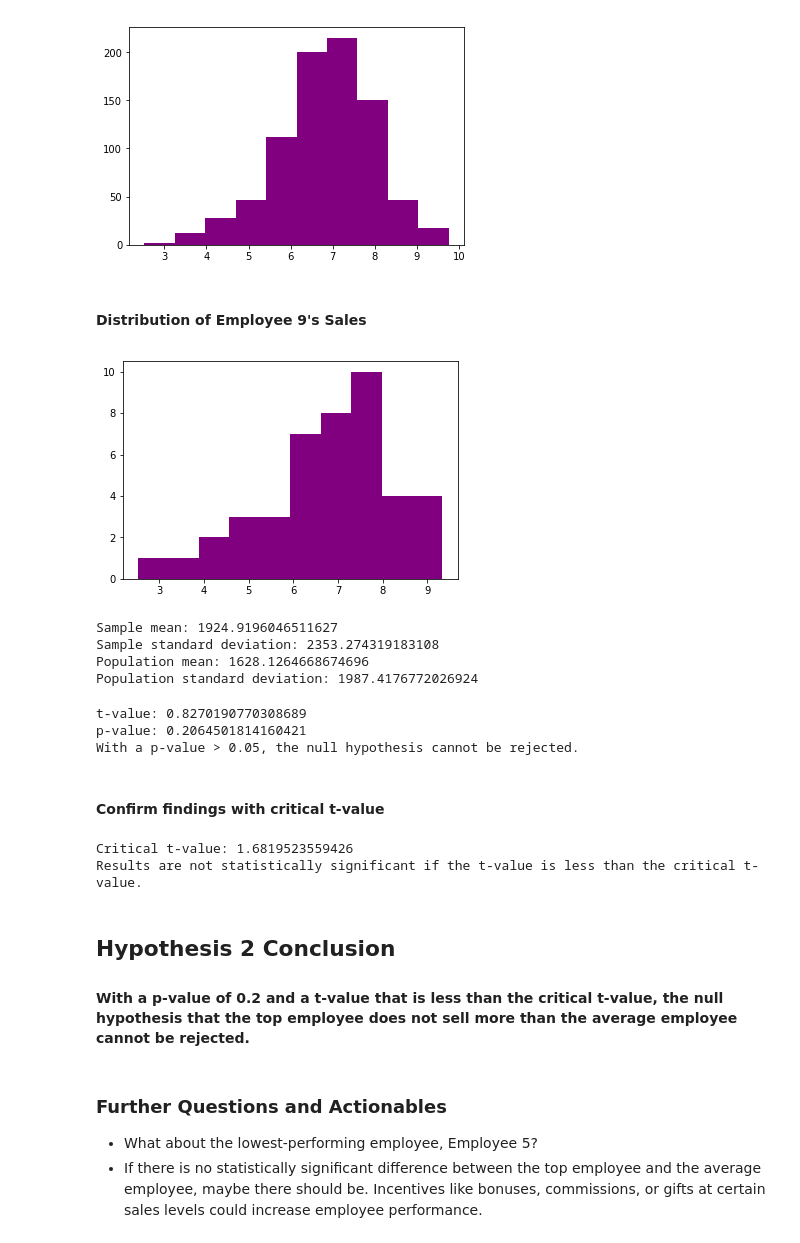
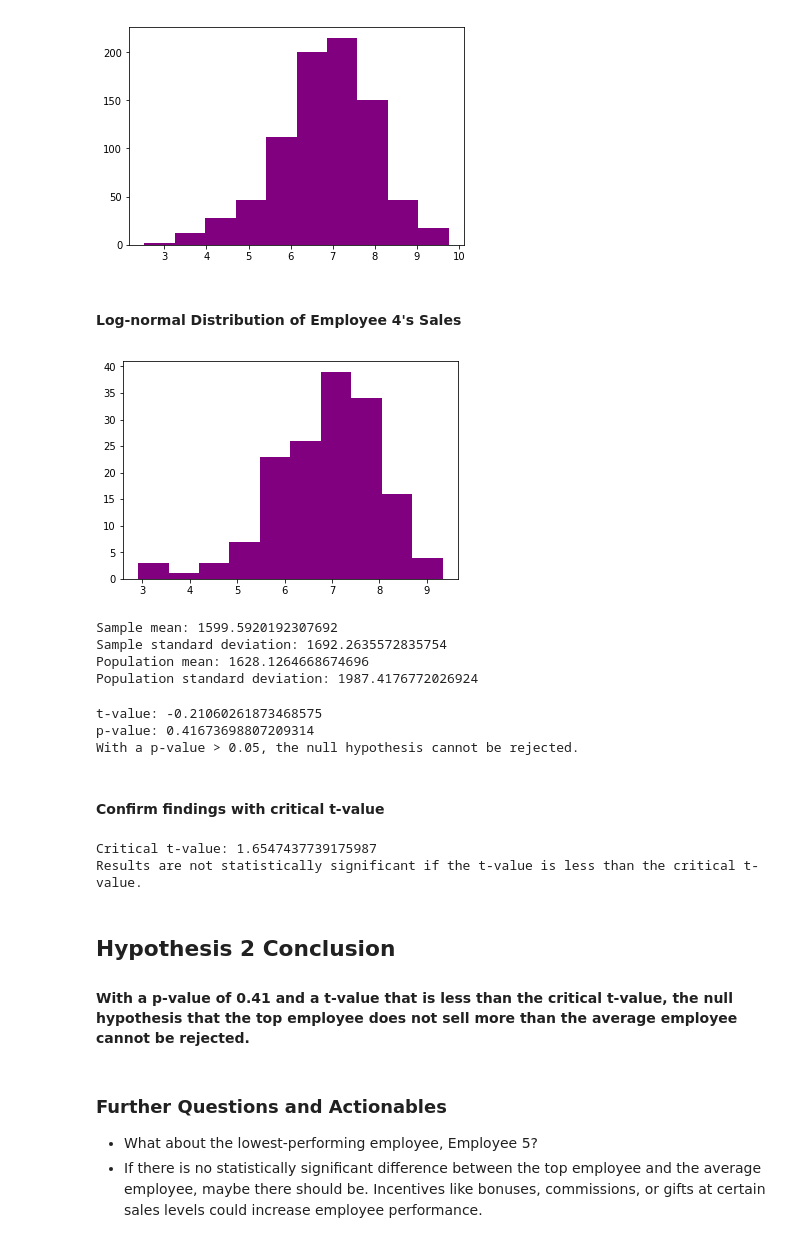
Before and after one commit to MagicMilly/dsc-2-final-project-online-ds-ft-100118, a Jupyter notebook: student.ipynb, the cells around one changed output. Saved outputs shown, nothing was run; the diff lists cells and outputs as text; code cells hidden in the pictures.

Commit message:
hypothesis 4 finallyyyyyy

```diff
--- a/student.ipynb
+++ b/student.ipynb
@@ -591,7 +604,7 @@ average_employee_sale
 # %%
-number_9_sales = pd.read_sql_query('SELECT EmployeeId, OrderDetail.OrderId, SUM(UnitPrice*Quantity-UnitPrice*Discount)\
-AS Total FROM [Order] INNER JOIN OrderDetail ON [Order].Id = OrderDetail.OrderId WHERE EmployeeId = 9 GROUP BY \
+number_4_sales = pd.read_sql_query('SELECT EmployeeId, OrderDetail.OrderId, SUM(UnitPrice*Quantity-UnitPrice*Discount)\
+AS Total FROM [Order] INNER JOIN OrderDetail ON [Order].Id = OrderDetail.OrderId WHERE EmployeeId = 4 GROUP BY \
 OrderDetail.OrderId ORDER BY Total DESC;', conn)
-number_9_sales.head(15)
+number_4_sales.head(15)
 # %% [output]
 |  | EmployeeId | OrderId | Total |
@@ -629,14 +642,14 @@ plt.hist(np.log(each_employee_sale.Total), color='purple');
 # %% [output]
 [figure]
 # %% [markdown]
-#### Distribution of Employee 9's Sales
+#### Log-normal Distribution of Employee 4's Sales
 # %%
-plt.hist(np.log(number_9_sales.Total), color='purple');
+plt.hist(np.log(number_4_sales.Total), color='purple');
 # %% [output]
-[figure, old version]
+[figure, new version]
 # %%
-sample_mean = number_9_sales.Total.mean()
-sample_std = number_9_sales.Total.std()
+sample_mean = number_4_sales.Total.mean()
+sample_std = number_4_sales.Total.std()
 
 pop_mean = each_employee_sale.Total.mean()
 pop_std = each_employee_sale.Total.std()
@@ -646,12 +659,12 @@ print(f'Sample standard deviation: {sample_std}')
 print(f'Population mean: {pop_mean}')
 print(f'Population standard deviation: {pop_std}')
 # %% [output]
-Sample mean: 1924.9196046511627
-Sample standard deviation: 2353.274319183108
+Sample mean: 1599.5920192307692
+Sample standard deviation: 1692.2635572835754
 Population mean: 1628.1264668674696
 Population standard deviation: 1987.4176772026924
 # %%
-t, p = stats.ttest_1samp(number_9_sales.Total, pop_mean)
+t, p = stats.ttest_1samp(number_4_sales.Total, pop_mean)
 
 print(f't-value: {t}')
 print(f'p-value: {p/2}')
@@ -661,13 +674,13 @@ if p/2 < 0.05:
 else:
     print('With a p-value > 0.05, the null hypothesis cannot be rejected.')
 # %% [output]
-t-value: 0.8270190770308689
-p-value: 0.2064501814160421
+t-value: -0.21060261873468575
+p-value: 0.41673698807209314
 With a p-value > 0.05, the null hypothesis cannot be rejected.
 # %% [markdown]
 #### Confirm findings with critical t-value
 # %%
-d_freedom = len(number_9_sales.Total) - 1
+d_freedom = len(number_4_sales.Total) - 1
 
 t_crit = stats.t.ppf(1-0.05, df=d_freedom)
 print(f'Critical t-value: {t_crit}')
@@ -677,11 +690,11 @@ if t > t_crit:
 else:
     print('Results are not statistically significant if the t-value is less than the critical t-value.')
 # %% [output]
-Critical t-value: 1.6819523559426
+Critical t-value: 1.6547437739175987
 Results are not statistically significant if the t-value is less than the critical t-value.
 # %% [markdown]
 ## Hypothesis 2 Conclusion
-#### With a p-value of 0.2 and a t-value that is less than the critical t-value, the null hypothesis that the top employee does not sell more than the average employee cannot be rejected.
+#### With a p-value of 0.41 and a t-value that is less than the critical t-value, the null hypothesis that the top employee does not sell more than the average employee cannot be rejected.
 # %% [markdown]
 ### Further Questions and Actionables
 * What about the lowest-performing employee, Employee 5?
```
Also changed, not shown: parts of 25 cells of this notebook.
